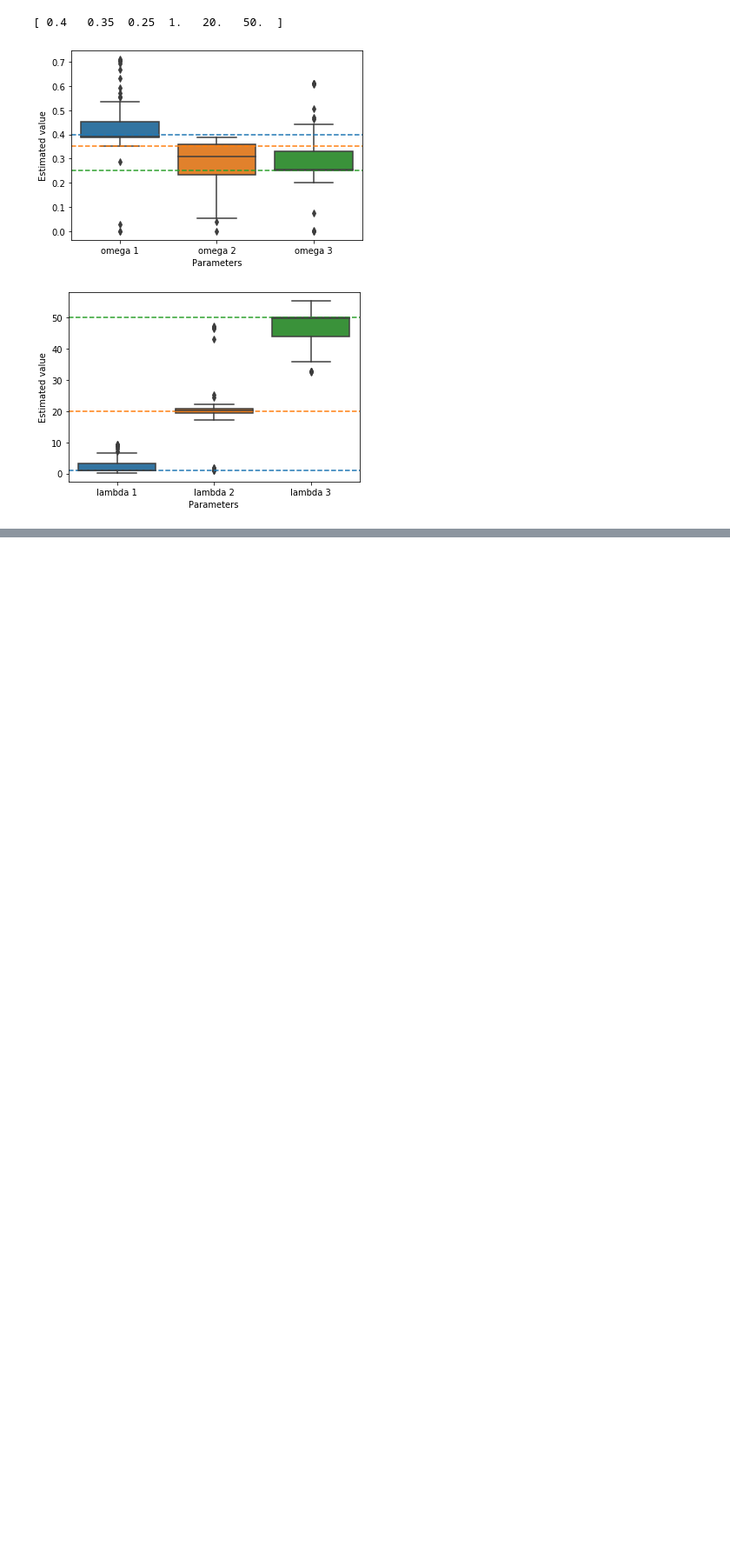
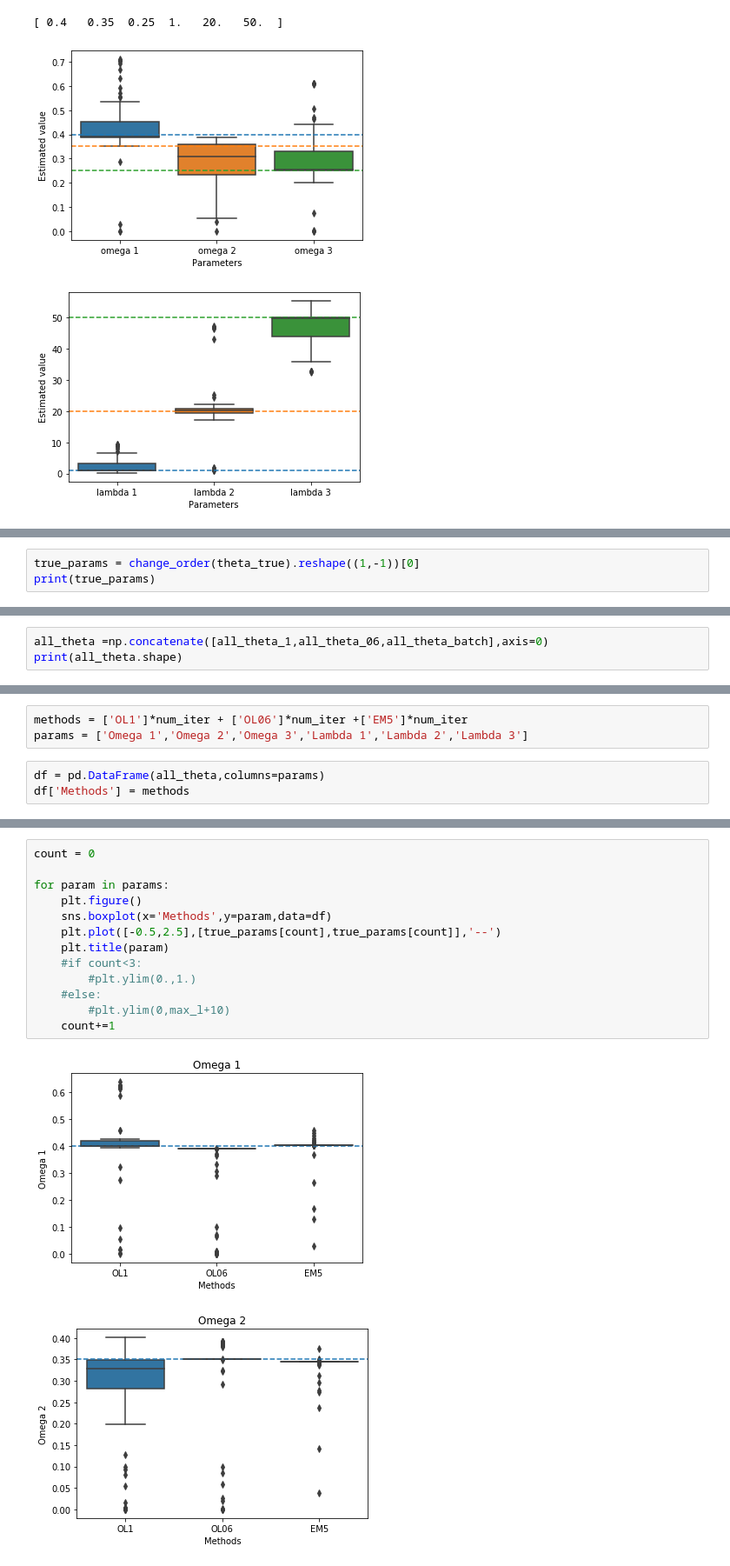
Before and after one commit to surendhar091992/Online-EM-Algo, a Jupyter notebook: test.ipynb, the cells around one changed output, grey strips where cells are left out. Shown at 87% size. Saved outputs shown, nothing was run; the diff lists cells and outputs as text; blank space fills up the shorter version.

```diff
--- a/test.ipynb
+++ b/test.ipynb
@@ -185,0 +296,3 @@ for i in range(3,6):
+# %%
+true_params = change_order(theta_true).reshape((1,-1))[0]
+print(true_params)
@@ -185,0 +301,3 @@ for i in range(3,6):
+# %%
+all_theta =np.concatenate([all_theta_1,all_theta_06,all_theta_batch],axis=0)
+print(all_theta.shape)
@@ -185,0 +306,6 @@ for i in range(3,6):
+# %%
+methods = ['OL1']*num_iter + ['OL06']*num_iter +['EM5']*num_iter
+params = ['Omega 1','Omega 2','Omega 3','Lambda 1','Lambda 2','Lambda 3']
+# %%
+df = pd.DataFrame(all_theta,columns=params)
+df['Methods'] = methods
@@ -185,0 +329,16 @@ for i in range(3,6):
+# %%
+count = 0
+
+for param in params:
+    plt.figure()
+    sns.boxplot(x='Methods',y=param,data=df)
+    plt.plot([-0.5,2.5],[true_params[count],true_params[count]],'--')
+    plt.title(param)
+    #if count<3:
+        #plt.ylim(0.,1.)
+    #else:
+        #plt.ylim(0,max_l+10)
+    count+=1
+# %% [output]
+[figure, added]
+[figure, added]
```
Also changed, not shown: parts of 13 cells of this notebook, 1 other file.
